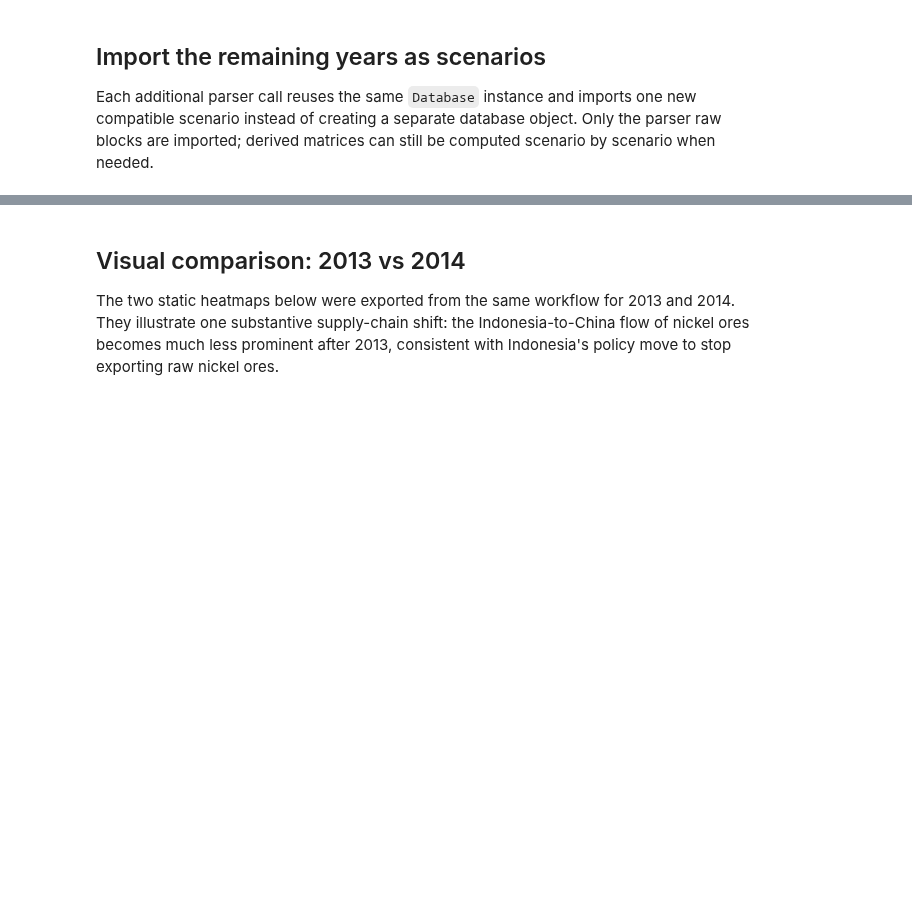
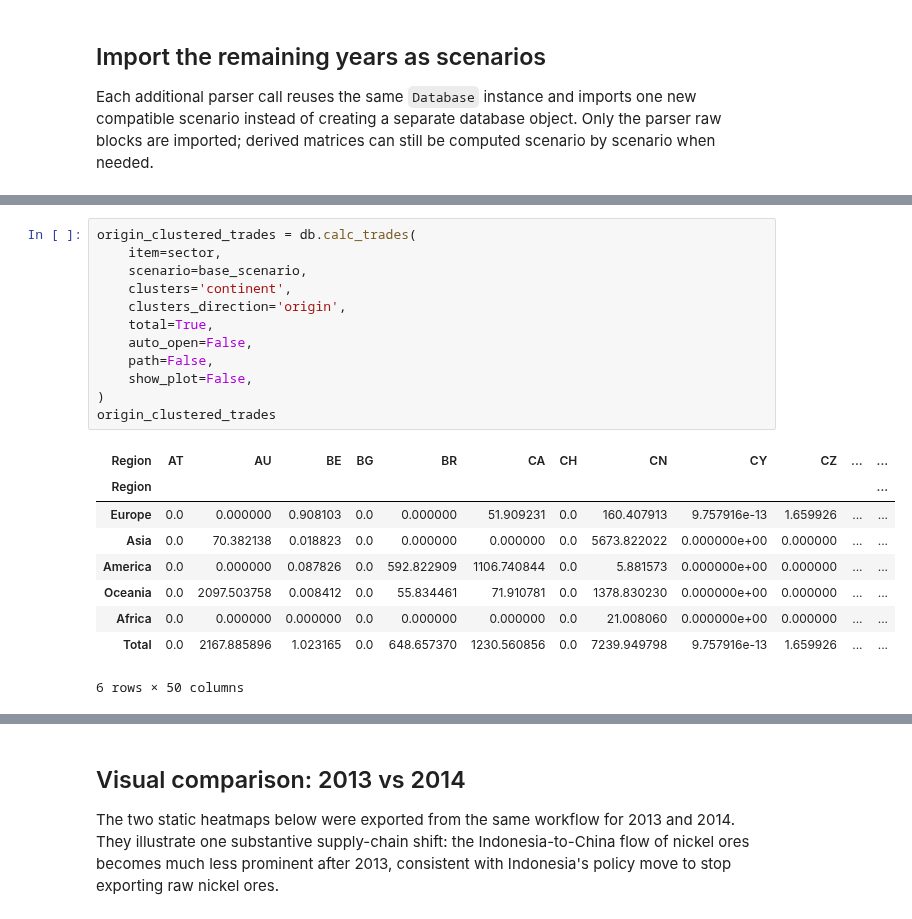
Before and after one commit to it-is-me-mario/MARIO, a Jupyter notebook: doc/source/user_guide/inspection/calculate_trades.ipynb, the cells around one changed output, grey strips where cells are left out. Drawn from its saved outputs; the diff is of its cells as text; blank space fills up the shorter version.

```diff
--- a/doc/source/user_guide/inspection/calculate_trades.ipynb
+++ b/doc/source/user_guide/inspection/calculate_trades.ipynb
@@ -66,0 +115,22 @@ for year in YEARS:
+# %%
+origin_clustered_trades = db.calc_trades(
+    item=sector,
+    scenario=base_scenario,
+    clusters='continent',
+    clusters_direction='origin',
+    total=True,
+    auto_open=False,
+    path=False,
+    show_plot=False,
+)
+origin_clustered_trades
+# %% [output]
+| Region | AT | AU | BE | BG | BR | CA | CH | CN | CY | CZ | ... | ... |
+| Region |  |  |  |  |  |  |  |  |  |  |  | ... |
+| Europe | 0.0 | 0.000000 | 0.908103 | 0.0 | 0.000000 | 51.909231 | 0.0 | 160.407913 | 9.757916e-13 | 1.659926 | ... | ... |
+| Asia | 0.0 | 70.382138 | 0.018823 | 0.0 | 0.000000 | 0.000000 | 0.0 | 5673.822022 | 0.000000e+00 | 0.000000 | ... | ... |
+| America | 0.0 | 0.000000 | 0.087826 | 0.0 | 592.822909 | 1106.740844 | 0.0 | 5.881573 | 0.000000e+00 | 0.000000 | ... | ... |
+| Oceania | 0.0 | 2097.503758 | 0.008412 | 0.0 | 55.834461 | 71.910781 | 0.0 | 1378.830230 | 0.000000e+00 | 0.000000 | ... | ... |
+| Africa | 0.0 | 0.000000 | 0.000000 | 0.0 | 0.000000 | 0.000000 | 0.0 | 21.008060 | 0.000000e+00 | 0.000000 | ... | ... |
+| Total | 0.0 | 2167.885896 | 1.023165 | 0.0 | 648.657370 | 1230.560856 | 0.0 | 7239.949798 | 9.757916e-13 | 1.659926 | ... | ... |
+6 rows × 50 columns
```
Also changed, not shown: parts of 14 cells of this notebook, 9 other files.
